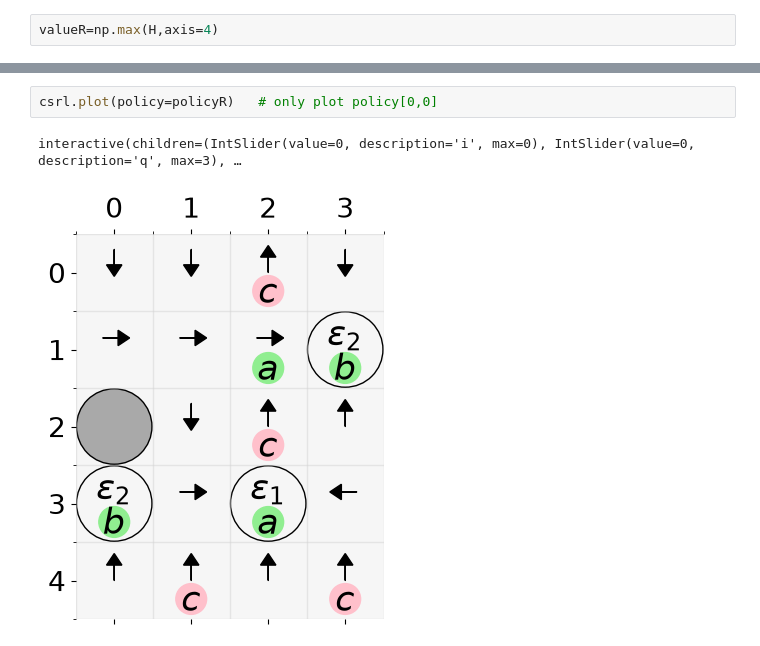
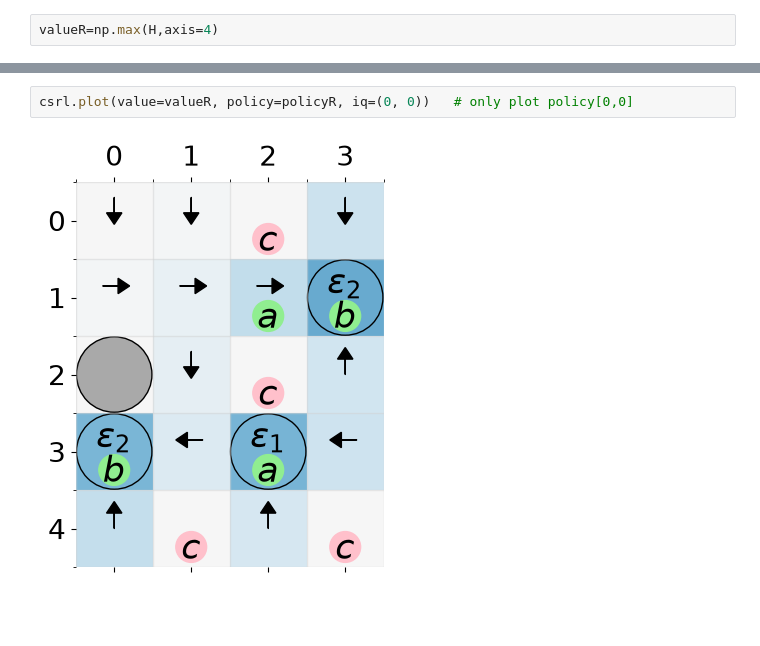
Before and after one commit to connorbrooks18/RL_With_LTL_Constraints, a Jupyter notebook: safe absorbing states.ipynb, the cells around one changed output, grey strips where cells are left out. Cells and saved outputs as stored; diff of their text form; blank space fills up the shorter version.

```diff
--- a/safe absorbing states.ipynb
+++ b/safe absorbing states.ipynb
@@ -308,5 +305,4 @@ AttributeError: 'ControlSynthesis' object has no attribute 'policy_from_H'
 # %%
-csrl.plot(policy=policyR)   # only plot policy[0,0]
+csrl.plot(value=valueR, policy=policyR, iq=(0, 0))   # only plot policy[0,0]
 # %% [output]
-interactive(children=(IntSlider(value=0, description='i', max=0), IntSlider(value=0, description='q', max=3), …
-[figure, old version]
+[figure, new version]
```
Also changed, not shown: parts of 7 cells of this notebook.
